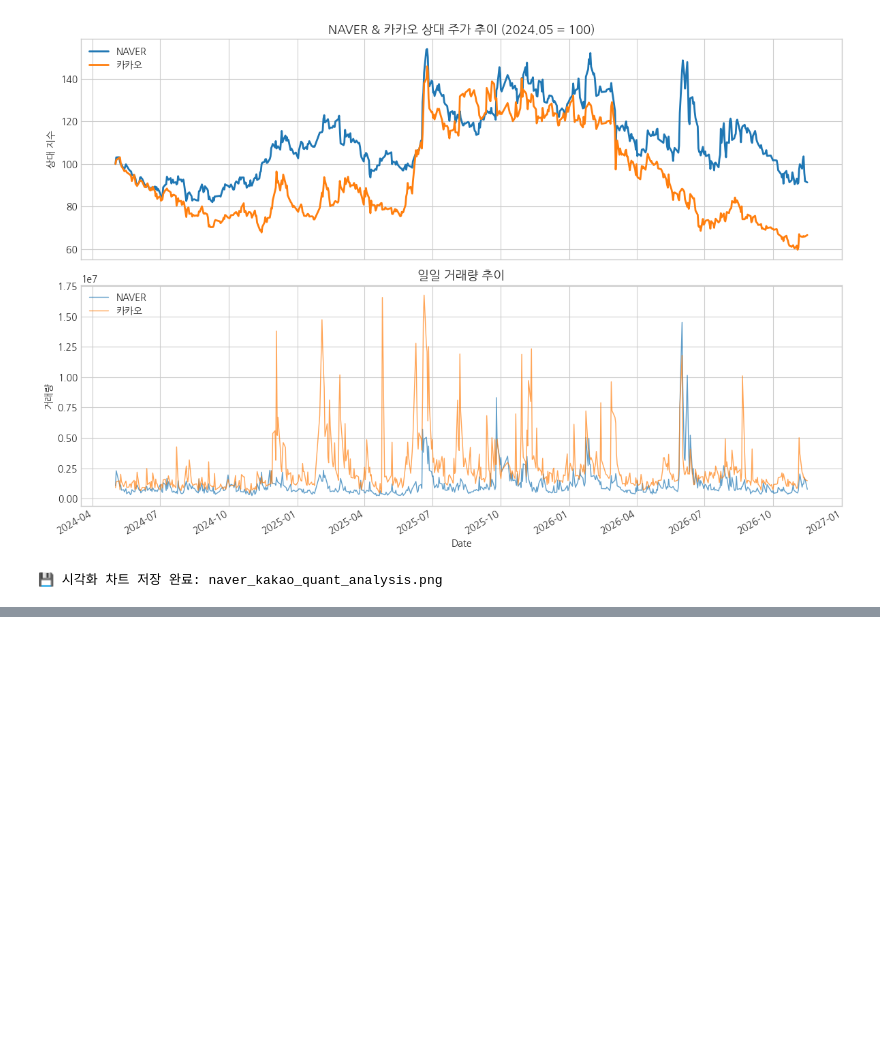
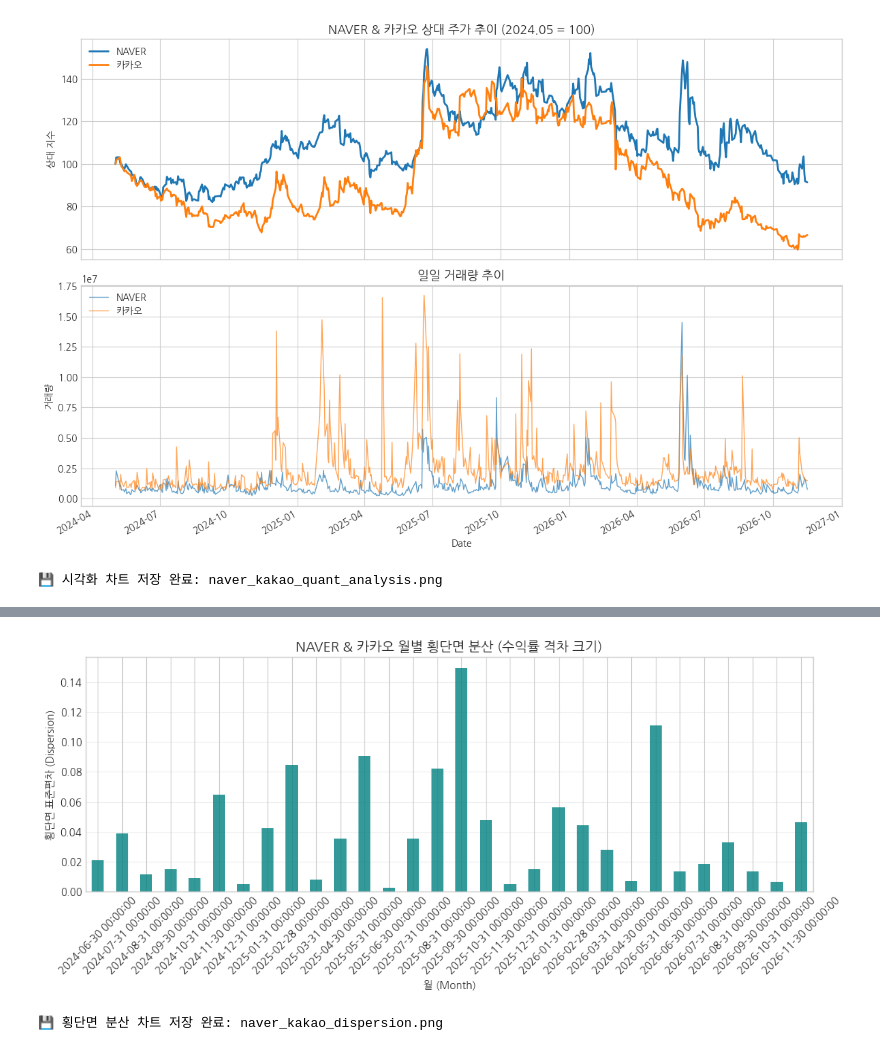
Before and after one commit to yumin9931-collab/-, a Jupyter notebook: 금융통계 기말 2차 초안.ipynb, the cells around one changed output, grey strips where cells are left out. Cells and saved outputs as stored; diff of their text form; code cells hidden in the pictures; blank space fills up the shorter version.

```diff
--- a/금융통계 기말 2차 초안.ipynb
+++ b/금융통계 기말 2차 초안.ipynb
@@ -723,0 +989,69 @@ NAVER     N/A    N/A    N/A    N/A
+# %%
+from __future__ import annotations
+import pandas as pd
+import FinanceDataReader as fdr
+import matplotlib.pyplot as plt
+
+# 0. 코랩 환경 한글 폰트 설정 (에러 방지용)
+import subprocess
+from pathlib import Path
+import matplotlib.font_manager as fm
+
+subprocess.run(['apt-get', 'update'], stdout=subprocess.DEVNULL)
+subprocess.run(['apt-get', 'install', '-y', 'fonts-nanum'], stdout=subprocess.DEVNULL)
+
+nanum_font_path = '/usr/share/fonts/truetype/nanum/NanumGothic.ttf'
+if Path(nanum_font_path).exists():
+    fe = fm.FontEntry(fname=nanum_font_path, name='NanumGothic')
+    fm.fontManager.ttflist.insert(0, fe)
+    plt.rcParams['font.family'] = 'NanumGothic'
+
+plt.rcParams['axes.unicode_minus'] = False
+
+# 1. 분석 대상 종목 및 기간 설정 (2.5년 치)
+tickers = {
+    "035420": "NAVER",
+    "035720": "카카오"
+}
+
+start_date = "2024-05-01"
+end_date = pd.Timestamp.today().strftime("%Y-%m-%d")
+
+print(f"=== NAVER & 카카오 횡단면 분산(월간 표준편차) 산출 ({start_date} ~ {end_date}) ===")
+
+# 2. 종가(Close) 데이터 수집
+price_data = {}
+for code, name in tickers.items():
+    df = fdr.DataReader(code, start_date, end_date)
+    price_data[name] = df['Close']
+
+df_price = pd.DataFrame(price_data)
+
+# 3. 월별 횡단면 분산 계산 로직
+# - 월말 종가 기준으로 리샘플링 후 월간 수익률 계산
+df_monthly = df_price.resample('ME').last()
+df_monthly_returns = df_monthly.pct_change().dropna()
+
+# - 각 달마다 두 종목(NAVER, 카카오) 월간 수익률 간의 표준편차(횡단면 분산) 계산
+#   (※ 업종이 여러 개일 때는 20개 업종의 표준편차가 되지만, 여기서는 두 종목 간의 괴리도를 측정합니다)
+cross_sectional_dispersion = df_monthly_returns.std(axis=1, ddof=0)
+
+print("\n" + "="*50)
+print(" 📊 [결과] 월별 횡단면 분산 시계열 (상위 5행)")
+print("="*50)
+print(cross_sectional_dispersion.head())
+
+# 4. 시각화 (월별 횡단면 분산 바 차트)
+plt.figure(figsize=(11, 5))
+cross_sectional_dispersion.plot(kind='bar', color='teal', alpha=0.8)
+
+plt.title("NAVER & 카카오 월별 횡단면 분산 (수익률 격차 크기)", fontsize=13, fontweight='bold')
+plt.xlabel("월 (Month)")
+plt.ylabel("횡단면 표준편차 (Dispersion)")
+plt.grid(True, axis='y', alpha=0.3)
+plt.xticks(rotation=45)
+plt.tight_layout()
+plt.savefig("naver_kakao_dispersion.png", dpi=300)
+plt.show()
+print("\n💾 횡단면 분산 차트 저장 완료: naver_kakao_dispersion.png")
+# %% [output]
@@ -723,0 +1070,2 @@ NAVER     N/A    N/A    N/A    N/A
+[figure, added]
+💾 횡단면 분산 차트 저장 완료: naver_kakao_dispersion.png
```
Also changed, not shown: parts of 4 cells of this notebook.
